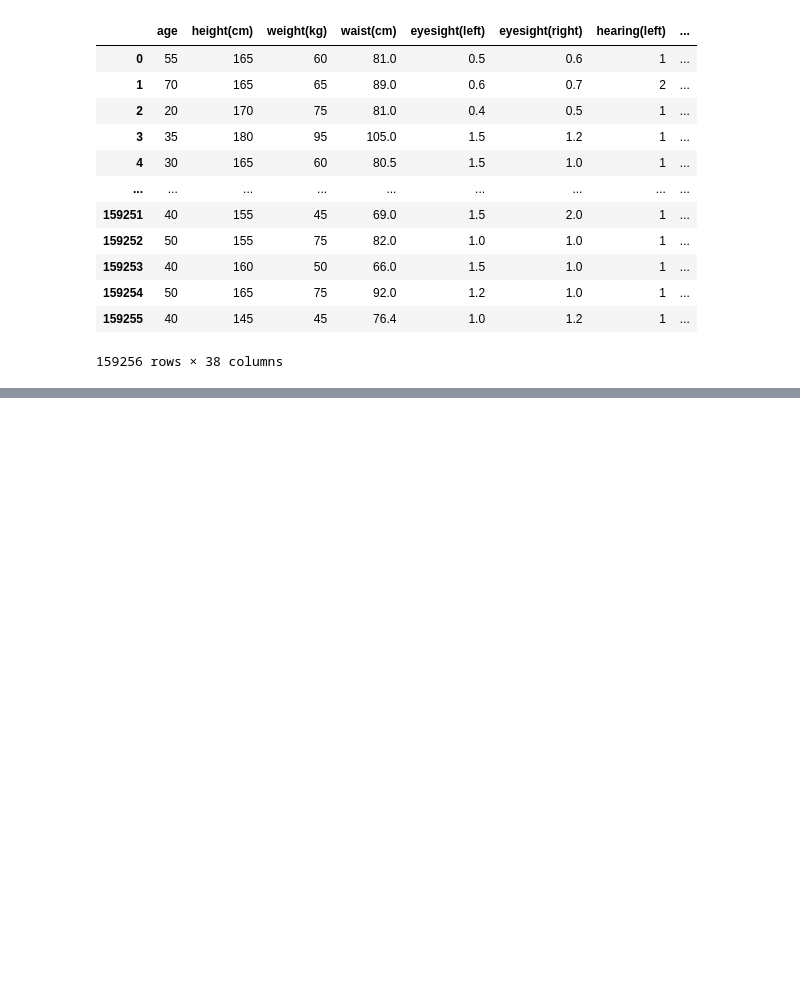
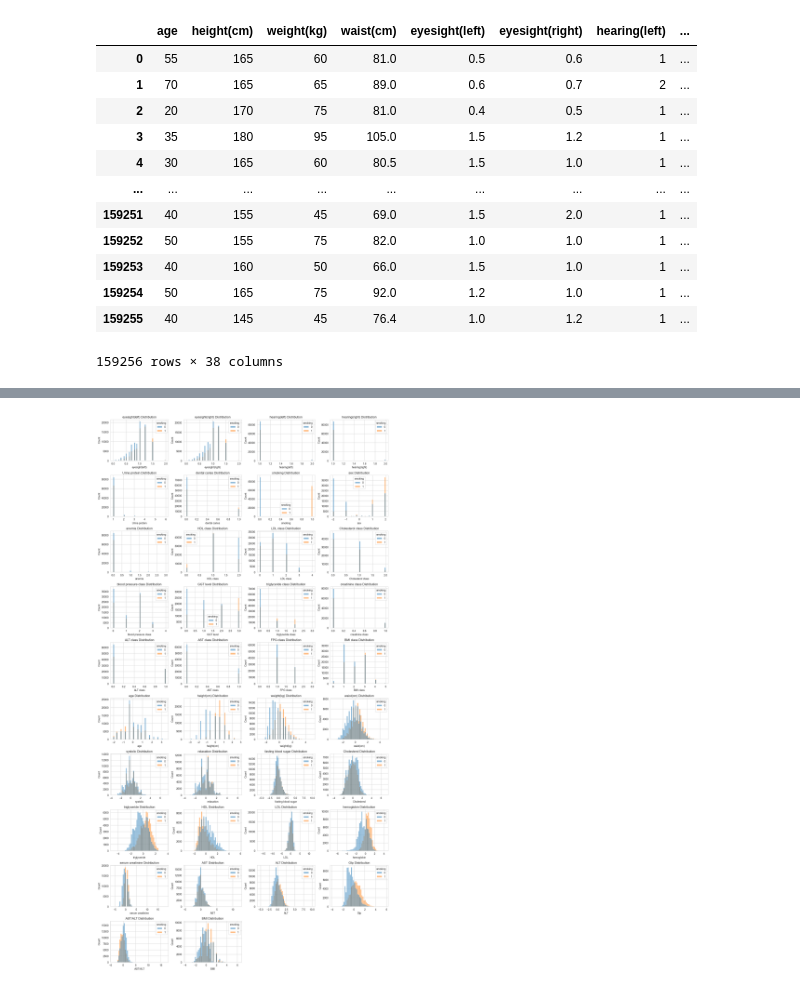
Before and after one commit to 250MHz/smoker-status, a Jupyter notebook: notebooks/0.02-250mhz-feature-extraction-exploration.ipynb, the cells around one changed output, grey strips where cells are left out. Saved outputs shown, nothing was run; the diff lists cells and outputs as text; code cells hidden in the pictures; blank space fills up the shorter version.

```diff
--- a/notebooks/0.02-250mhz-feature-extraction-exploration.ipynb
+++ b/notebooks/0.02-250mhz-feature-extraction-exploration.ipynb
@@ -441,0 +473,9 @@ X[X['sex'] < 0].describe()  # female
+# %%
+from smoker_status.features import scale_X
+from smoker_status.util import plot_feature_histograms
+
+X_copy_scaled = scale_X(X_copy)[1]
+X_copy_scaled.describe()
+plot_feature_histograms(X_copy_scaled)
+# %% [output]
+[figure, added]
```
Also changed, not shown: parts of 6 cells of this notebook, 2 other files.
